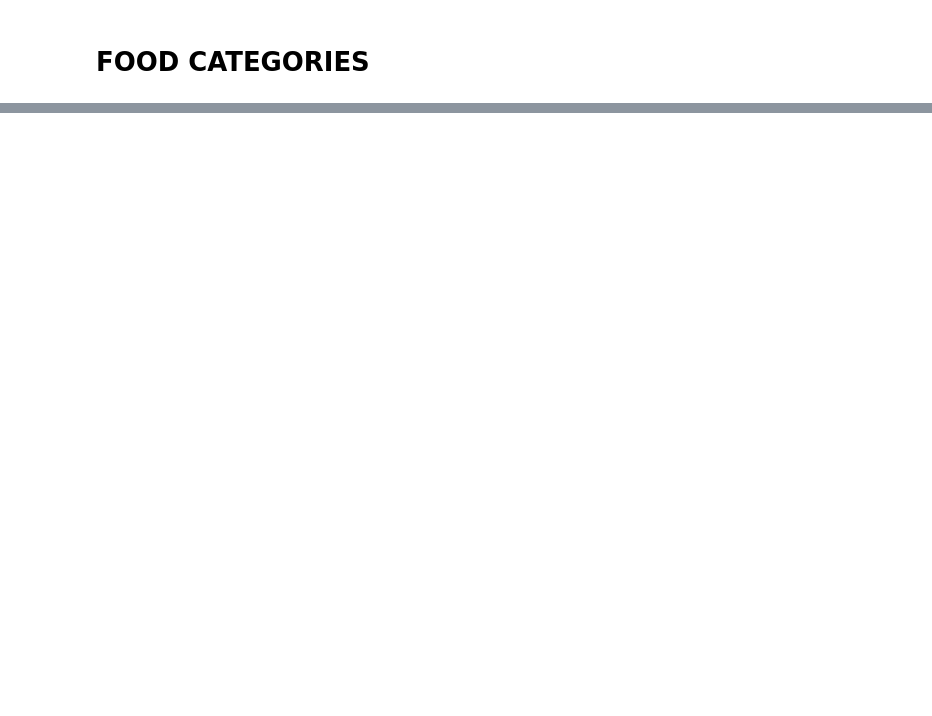
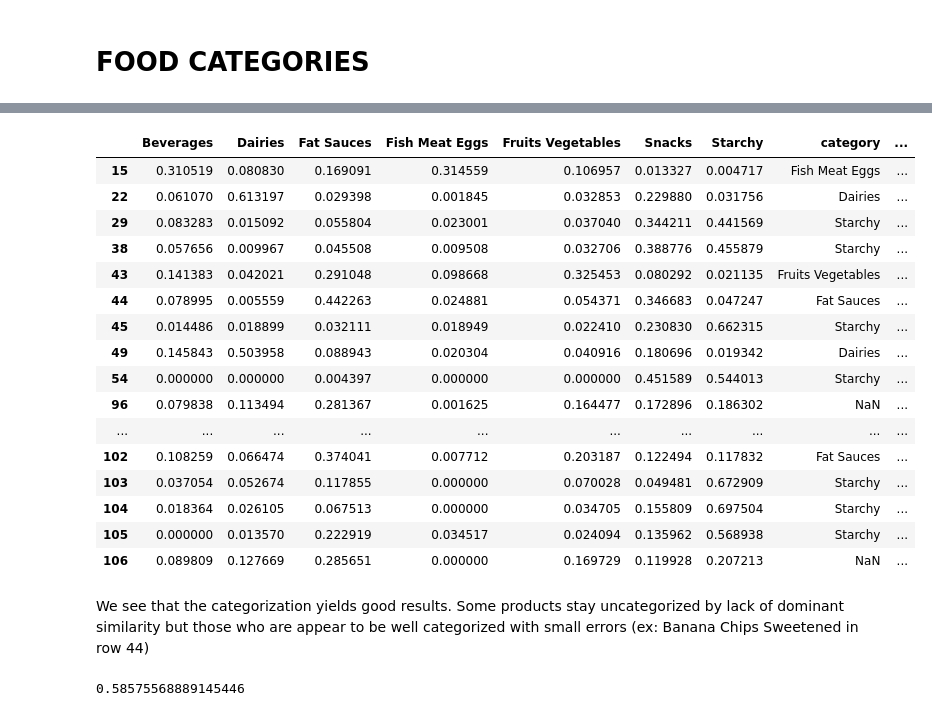
Before and after one commit to romi514/ProjectADA, a Jupyter notebook: exploration/columns_exploration.ipynb, the cells around one changed output, grey strips where cells are left out. Saved outputs shown, nothing was run; the diff lists cells and outputs as text; code cells hidden in the pictures; blank space fills up the shorter version.

```diff
--- a/exploration/columns_exploration.ipynb
+++ b/exploration/columns_exploration.ipynb
@@ -243,10 +216,0 @@ classified_data.loc[~classified_data.ingredients_text.isnull(),"ingredients_text
-# %%
-classified_data.loc[:,"ingredients_text"] = classified_data.loc[:,"ingredients_text"].str.lower() \
-                                            .replace('%','') \
-                                            .replace('-','') \
-                                            .replace(':','') \
-                                            .replace(',','') \
-                                            .replace("  ",'') \
-                                            .replace("(",'') \
-                                            .replace(")",'') \
-                                            .replace(";",'')
@@ -333,0 +304,8 @@ data_without_beverage_fat = data[(data['Category_Food']!='Fat Sauces') & (data['
+# %%
+category_words = category_words.drop("Composite")
+# %%
+# We split the unclassified data ingredient list in a list of non-stop words
+
+unclassified_data.loc[~unclassified_data.ingredients_text.isnull(),'ingredients_text'] = \
+    unclassified_data.loc[~unclassified_data.ingredients_text.isnull(),'ingredients_text'] \
+    .apply(lambda x: [word for word in x.split() if word not in stopWords])
@@ -333,0 +322,57 @@ data_without_beverage_fat = data[(data['Category_Food']!='Fat Sauces') & (data['
+# %%
+intersections = dict();
+for col in category_words.index.values:
+    for word in set(category_words[col]):
+        intersections[word] = intersections.get(word,0)+1
+
+
+def similarity_dic(ingredients):
+    dic = {}
+    n = 10
+    for cat in category_words.index.values:
+        score = 0
+        for idx,word in enumerate(ingredients[:n]):
+            score += category_words[cat].get(word,0)*(n-idx)/intersections.get(word,1)
+        dic[cat] = score
+    total = sum(dic.values())
+    if (total != 0) :
+        dic = {k: v / total for k, v in dic.items()}
+    return dic
+
+similarities = unclassified_data.loc[~unclassified_data.ingredients_text.isnull(),"ingredients_text"] \
+            .apply(similarity_dic).apply(pd.Series)
+
+# We remove products that have no similarities
+similarities = similarities[(similarities.T != 0).any()]
+
+similarities["category"] = similarities.loc[similarities.max(axis=1)>0.3].idxmax(axis=1)
+
+# List some results with product_names
+pd.concat([similarities,data.loc[similarities.index,"product_name"]], axis=1).head(20)
+# %% [output]
+|  | Beverages | Dairies | Fat Sauces | Fish Meat Eggs | Fruits Vegetables | Snacks | Starchy | category | ... |
+| 15 | 0.310519 | 0.080830 | 0.169091 | 0.314559 | 0.106957 | 0.013327 | 0.004717 | Fish Meat Eggs | ... |
+| 22 | 0.061070 | 0.613197 | 0.029398 | 0.001845 | 0.032853 | 0.229880 | 0.031756 | Dairies | ... |
+| 29 | 0.083283 | 0.015092 | 0.055804 | 0.023001 | 0.037040 | 0.344211 | 0.441569 | Starchy | ... |
+| 38 | 0.057656 | 0.009967 | 0.045508 | 0.009508 | 0.032706 | 0.388776 | 0.455879 | Starchy | ... |
+| 43 | 0.141383 | 0.042021 | 0.291048 | 0.098668 | 0.325453 | 0.080292 | 0.021135 | Fruits Vegetables | ... |
+| 44 | 0.078995 | 0.005559 | 0.442263 | 0.024881 | 0.054371 | 0.346683 | 0.047247 | Fat Sauces | ... |
+| 45 | 0.014486 | 0.018899 | 0.032111 | 0.018949 | 0.022410 | 0.230830 | 0.662315 | Starchy | ... |
+| 49 | 0.145843 | 0.503958 | 0.088943 | 0.020304 | 0.040916 | 0.180696 | 0.019342 | Dairies | ... |
+| 54 | 0.000000 | 0.000000 | 0.004397 | 0.000000 | 0.000000 | 0.451589 | 0.544013 | Starchy | ... |
+| 96 | 0.079838 | 0.113494 | 0.281367 | 0.001625 | 0.164477 | 0.172896 | 0.186302 | NaN | ... |
+| ... | ... | ... | ... | ... | ... | ... | ... | ... | ... |
+| 102 | 0.108259 | 0.066474 | 0.374041 | 0.007712 | 0.203187 | 0.122494 | 0.117832 | Fat Sauces | ... |
+| 103 | 0.037054 | 0.052674 | 0.117855 | 0.000000 | 0.070028 | 0.049481 | 0.672909 | Starchy | ... |
+| 104 | 0.018364 | 0.026105 | 0.067513 | 0.000000 | 0.034705 | 0.155809 | 0.697504 | Starchy | ... |
+| 105 | 0.000000 | 0.013570 | 0.222919 | 0.034517 | 0.024094 | 0.135962 | 0.568938 | Starchy | ... |
+| 106 | 0.089809 | 0.127669 | 0.285651 | 0.000000 | 0.169729 | 0.119928 | 0.207213 | NaN | ... |
+# %% [markdown]
+We see that the categorization yields good results. Some products stay uncategorized by lack of dominant similarity but those who are appear to be well categorized with small errors (ex: Banana Chips Sweetened in row 44)
+# %%
+# We assign the new categroy values to those with missing categories
+data.loc[data.food_category.isnull(),"food_category"] = similarities["category"]
+
+sum(data["food_category"].value_counts())/len(data)
+# %% [output]
+0.58575568889145446
```
Also changed, not shown: parts of 143 cells of this notebook, 3 other files.
